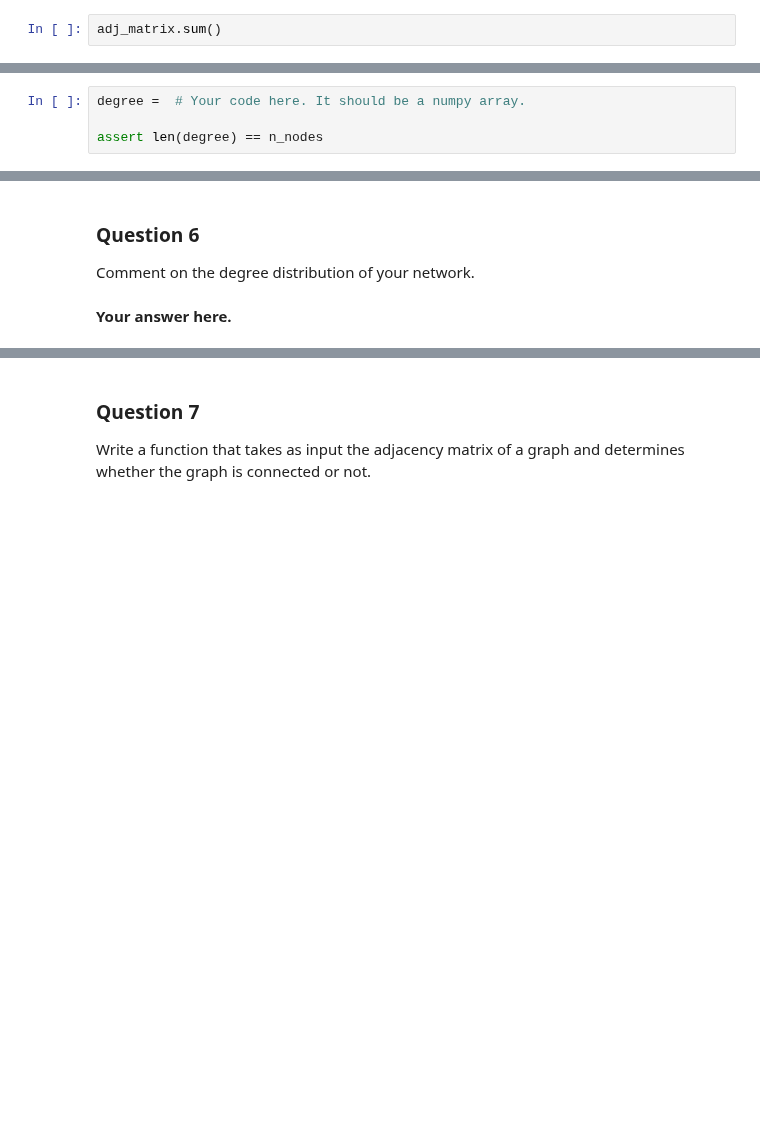
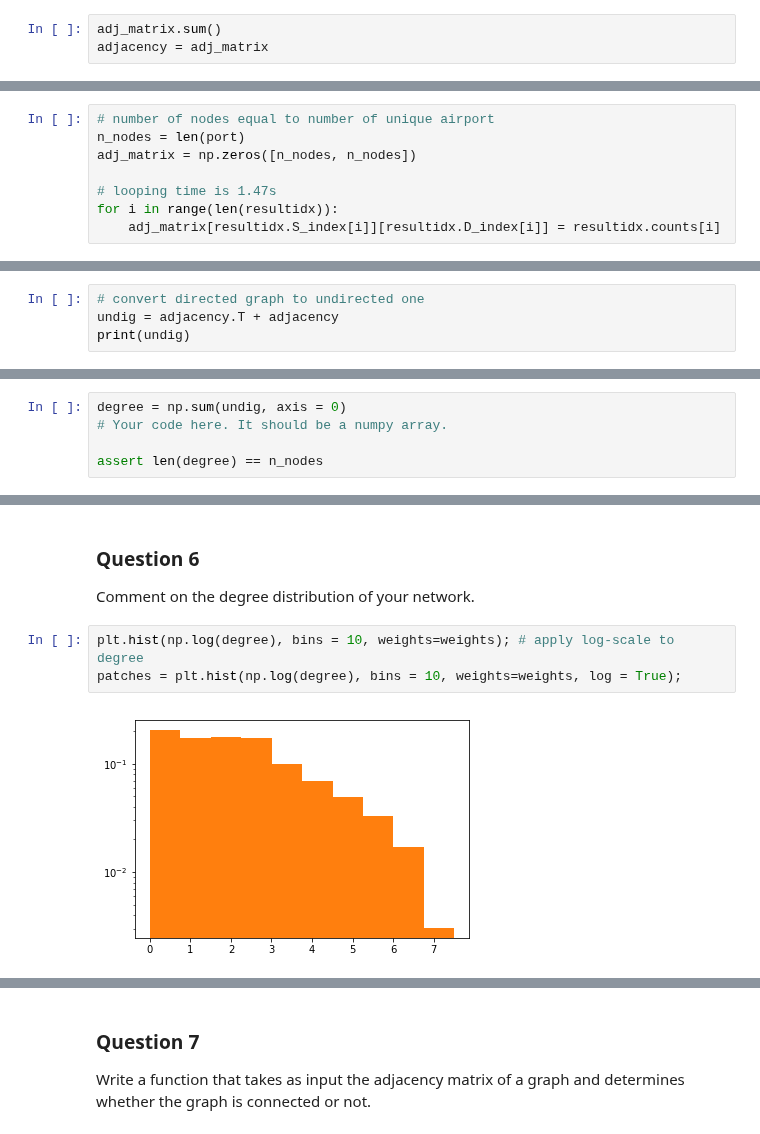
Before and after one commit to ownzonefeng/ntds_groupwork, a Jupyter notebook: Milestone1/1_network_properties.ipynb, the cells around one changed output, grey strips where cells are left out. Cells and saved outputs as stored; diff of their text form; blank space fills up the shorter version.

```diff
--- a/Milestone1/1_network_properties.ipynb
+++ b/Milestone1/1_network_properties.ipynb
@@ -198,3 +197,4 @@ for i in range(len(resultidx)):
 #print(end-start)
 # %%
 adj_matrix.sum()
+adjacency = adj_matrix
@@ -207,3 +219,11 @@ Execute the cell below to plot the (weighted) adjacency matrix of your network.
+# %%
+# number of nodes equal to number of unique airport
+n_nodes = len(port)
+adj_matrix = np.zeros([n_nodes, n_nodes])
+
+# looping time is 1.47s
+for i in range(len(resultidx)):
+    adj_matrix[resultidx.S_index[i]][resultidx.D_index[i]] = resultidx.counts[i]
 # %%
 #plot the adjacency matrix
 # Warning: this plot does not show the weights of every links
@@ -233,0 +257,4 @@ Is your graph directed or undirected? If it is directed, convert it to an undire
+# %%
+# convert directed graph to undirected one
+undig = adjacency.T + adjacency
+print(undig)
@@ -248,7 +284,8 @@ Are the edges of your graph weighted?
 
 What is the degree distibution of your network?
 # %%
-degree =  # Your code here. It should be a numpy array.
+degree = np.sum(undig, axis = 0)
+# Your code here. It should be a numpy array.
 
 assert len(degree) == n_nodes
 # %% [markdown]
@@ -266,5 +309,8 @@ What is the average degree?
 ### Question 6
 
 Comment on the degree distribution of your network.
-# %% [markdown]
-**Your answer here.**
+# %%
+plt.hist(np.log(degree), bins = 10, weights=weights); # apply log-scale to degree
+patches = plt.hist(np.log(degree), bins = 10, weights=weights, log = True);
+# %% [output]
+[figure, added]
```
Also changed, not shown: parts of 34 cells of this notebook.
